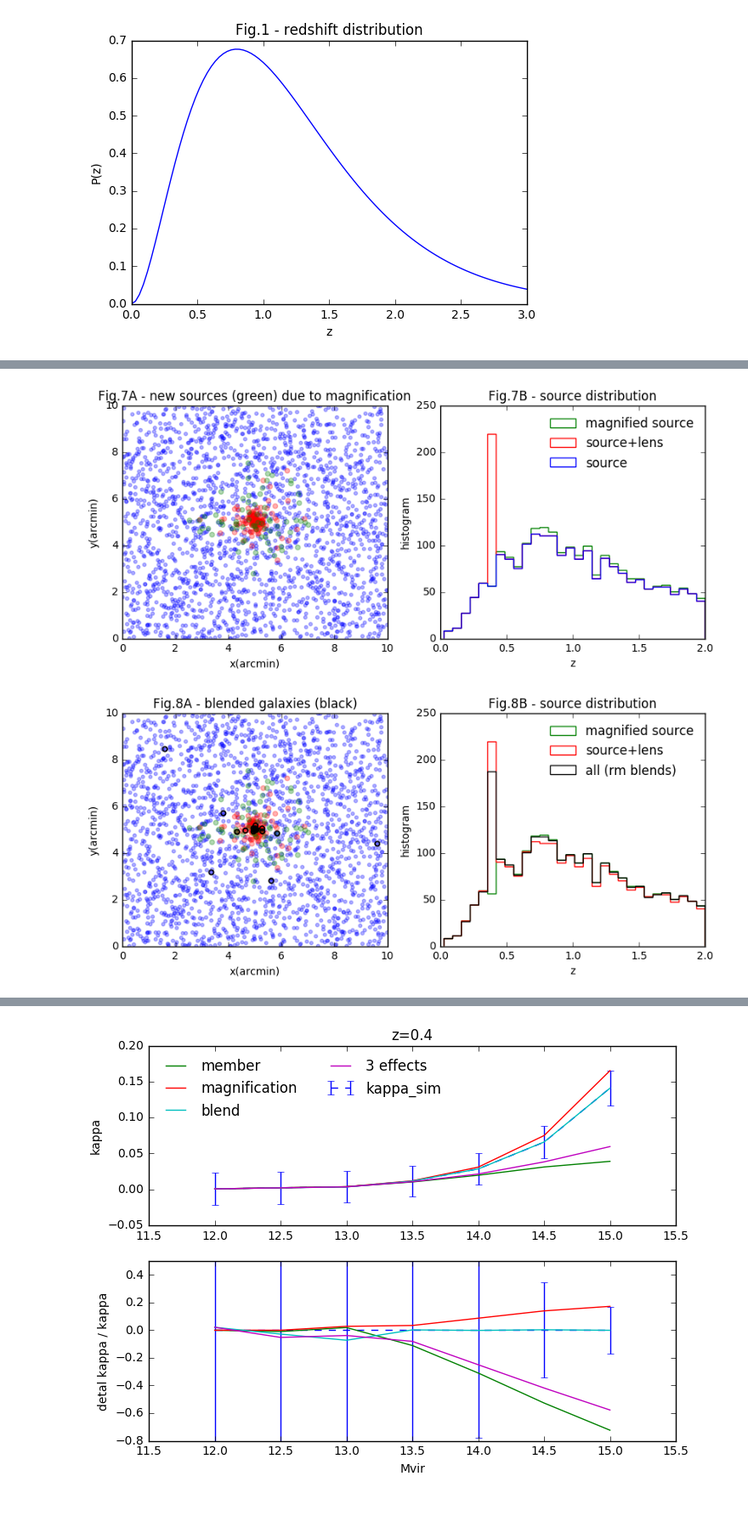
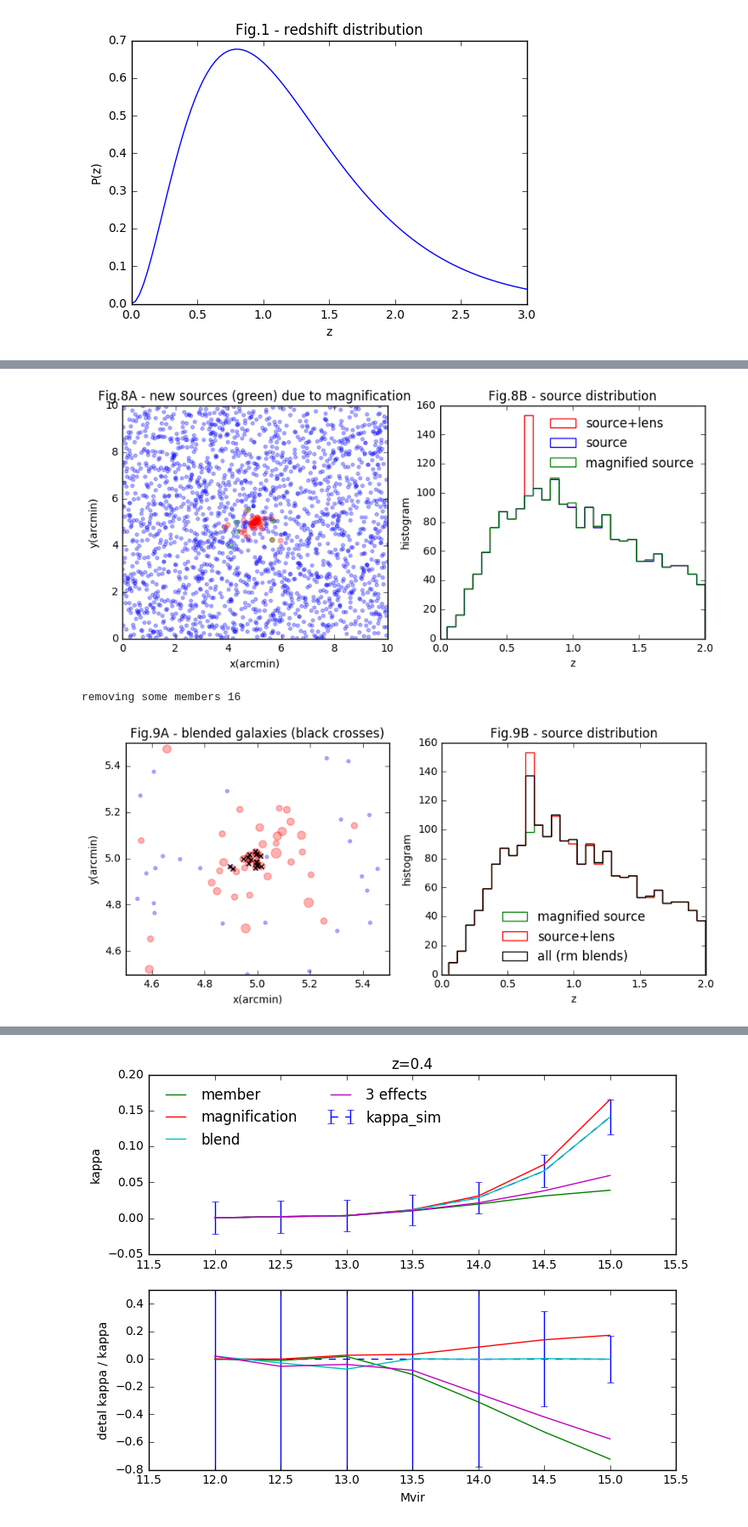
Before and after one commit to liuxx479/peak-bias, a Jupyter notebook: plots.ipynb, the cells around one changed output, grey strips where cells are left out. Shown at 85% size. Drawn from its saved outputs; the diff is of its cells as text; code cells hidden in the pictures.

Commit message:
update member size, blending, shape noises

```diff
--- a/plots.ipynb
+++ b/plots.ipynb
@@ -128,0 +201,7 @@ print kappa_real, 1.0*sum(kappa_real[1]>0)/len(kappa_real[1])
+# %%
+### (4) assign sizes to the remaining member galaxies
+gal_sizes = gal_size_fcn(Mlenses, zlens) #### unit: arcmin
+gal_sizes[0]=gal_size_fcn(log10M, zlens) #### this is the BCG
+
+print "To get galaxy size, I use the linear galaxy-halo size relation, 0.02*R_200"
+Image("Kravtsov2013.jpg",width=450)
@@ -147,21 +238,21 @@ y_source_new = r_impact * rand(N_source_new) * cos(ang_new)
 figure(figsize=(10,4))
 subplot(121)
 scatter(x_source_arr, y_source_arr, s=10, edgecolor='b',c='b',alpha=0.3)#,facecolors='none')
-scatter(xlens+side/2, ylens+side/2, s=20, edgecolor='r',c='r',alpha=0.3)#,facecolors='none')
-scatter(x_source_new+side/2, y_source_new+side/2, s=20, edgecolor='g',c='g',alpha=0.3)#,facecolors='none')
+scatter(xlens, ylens, s=20, edgecolor='r',c='r',alpha=0.3)#,facecolors='none')
+scatter(x_source_new, y_source_new, s=20, edgecolor='g',c='g',alpha=0.3)#,facecolors='none')
 xlabel('x(arcmin)')
 ylabel('y(arcmin)')
-title('Fig.7A - new sources (green) due to magnification')
+title('Fig.8A - new sources (green) due to magnification')
 xlim(0,side)
 ylim(0,side)
 subplot(122)
+hist(concatenate([z_source_arr, ones(Nlim)*zlens]), bins=30, color='r',histtype='step', label='source+lens')
+hist(z_source_arr, bins=30, histtype='step',color='b', label='source')
 hist(concatenate([z_source_arr, z_source_new]), bins=30, color='g',histtype='step', label='magnified source')
-hist(concatenate([z_source_arr, ones(N_lens)*z_lens]), bins=30, color='r',histtype='step', label='source+lens')
-hist(z_source_arr, bins=30, histtype='step',color='b', label='source')
 legend(frameon=0,loc=0)
 xlabel('z')
 ylabel('histogram')
-title('Fig.7B - source distribution')
+title('Fig.8B - source distribution')
 show()
 # %% [output]
-[figure, old version]
+[figure, new version]
@@ -186,29 +259,61 @@ z_blend = concatenate([ones(N_lens)*z_lens, z_source_arr, z_source_new])[~idx_bl
+# %%
+######  (6) blending: remove galaxies overlap in size
+xy = concatenate([[xlens, ylens],
+                    [x_source_arr, y_source_arr],
+                    [x_source_new, y_source_new]],axis=1).T
+kdt = cKDTree(xy)
+
+rblend = 0.0001/60 ### effectively not checking blends due to non-members
+
+########## these removes all galaxies within rblend
+idx_blend_tot = where(~isinf(kdt.query(xy,distance_upper_bound=rblend,k=2)[0][:,1]))[0]
+########## comment out the below block for blending due to members
+idx_blend_member = []
+##print rblend, gal_sizes
+for iii in xrange(len(xlens)):
+    if gal_sizes[iii]> rblend:
+        iidx = where(sqrt(sum( (xy-array([xlens[iii],ylens[iii]]))**2,axis=1)) < gal_sizes[iii])[0]
+        if len (iidx) > 1:
+            idx_blend_member.append(iidx)
+
+if len(idx_blend_member)>0:
+    print 'removing some members',len(idx_blend_member)
+    idx_blend_member=unique(concatenate(idx_blend_member))
+    idx_blend_tot = unique(concatenate([idx_blend_tot, idx_blend_member]))
+
+###################################################
+x_blend, y_blend = xy[idx_blend_tot].T
+z_blend = concatenate([ones(Nlim)*zlens, z_source_arr, z_source_new])[idx_blend_tot]
+z_notblend = delete(concatenate([ones(Nlim)*zlens, z_source_arr, z_source_new]), idx_blend_tot)
+# %% [output]
+removing some members 16
 # %%
 figure(figsize=(10,4))
 subplot(121)
+stemp=(gal_sizes/amin(gal_sizes))**3*30
 scatter(x_source_arr, y_source_arr, s=10, edgecolor='b',c='b',alpha=0.3)
-scatter(xlens+side/2, ylens+side/2, s=20, edgecolor='r',c='r',alpha=0.3)
-scatter(x_source_new+side/2, y_source_new+side/2, s=20, edgecolor='g',c='g',alpha=0.3)
-scatter(x_blend, y_blend,s=20, edgecolor='k',facecolors='none')
+scatter(xlens, ylens, s=stemp, edgecolor='r',c='r',alpha=0.3)
+scatter(x_source_new, y_source_new, s=20, edgecolor='g',c='g',alpha=0.3)
+scatter(x_blend, y_blend,marker='x',facecolor='k')#s=20, facecolors='none')
 xlabel('x(arcmin)')
 ylabel('y(arcmin)')
-title('Fig.8A - blended galaxies (black)')
-dx = 0#0.4
-xlim(side*dx,side*(1-dx))
-ylim(side*dx,side*(1-dx))
+title('Fig.9A - blended galaxies (black crosses)')
+xlim(4.5,5.5)
+ylim(4.5,5.5)
+
 subplot(122)
 hist(concatenate([z_source_arr, z_source_new]), bins=30, color='g',histtype='step', label='magnified source')
-hist(concatenate([z_source_arr, ones(N_lens)*z_lens]), bins=30, color='r',histtype='step', label='source+lens')
+hist(concatenate([z_source_arr, ones(Nlim)*zlens]), bins=30, color='r',histtype='step', label='source+lens')
 #hist(z_source_arr, bins=30, histtype='step',color='b', label='source')
-hist(z_blend, bins=30, histtype='step',color='k', label='all (rm blends)')
+hist(z_notblend, bins=30, histtype='step',color='k', label='all (rm blends)')
 
-legend(frameon=0,loc=0)
+legend(frameon=0,loc=8)
 xlabel('z')
 ylabel('histogram')
-title('Fig.8B - source distribution')
+title('Fig.9B - source distribution')
 show()
 # %% [output]
-[figure, old version]
+[figure, new version]
 # %%
 ###############################
 ###### add shape noise ########
```
Also changed, not shown: parts of 17 cells of this notebook, 1 other file.
